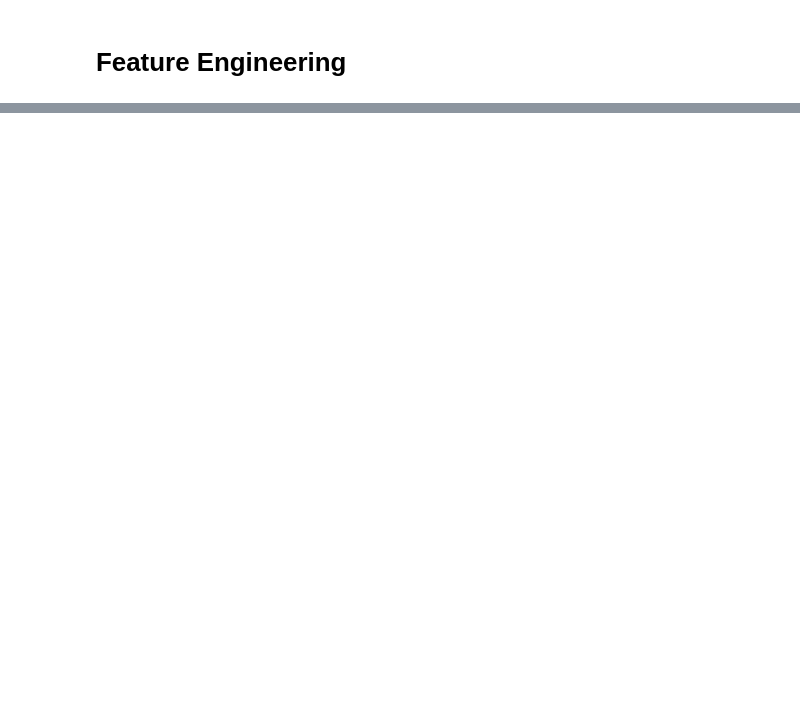
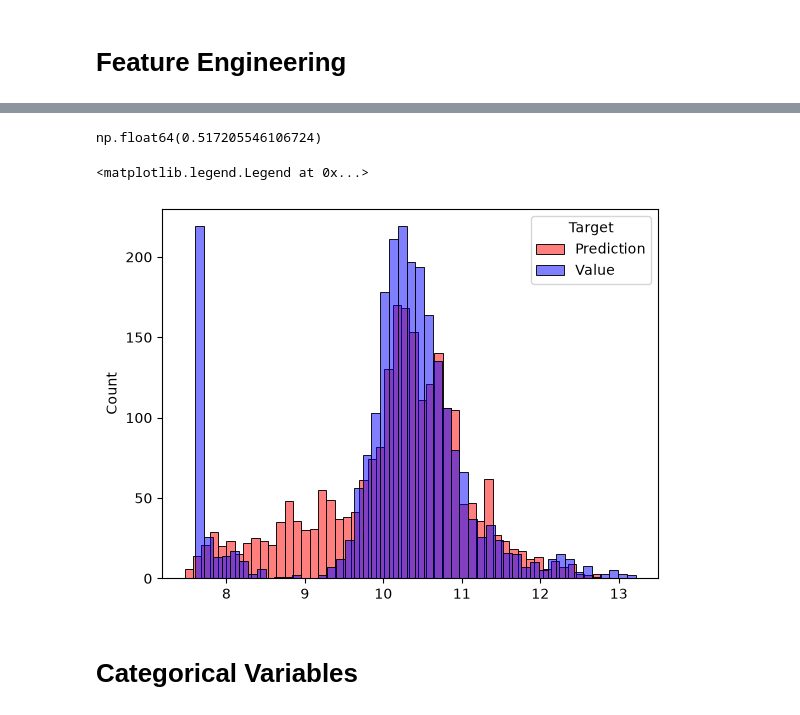
Before and after one commit to Manjeetvyas/ML-Zoomcamp-2026, a Jupyter notebook: Module 2 - Regression/car_price_prediction_project.ipynb, the cells around one changed output, grey strips where cells are left out. Saved outputs shown, nothing was run; the diff lists cells and outputs as text; code cells hidden in the pictures; blank space fills up the shorter version.

```diff
--- a/Module 2 - Regression/car_price_prediction_project.ipynb
+++ b/Module 2 - Regression/car_price_prediction_project.ipynb
@@ -626,0 +635,16 @@ np.float64(0.7616530991312638)
+# %%
+#modified this fn which returns feature matrix of a dataframe with bias,
+#will now return the feature matrix with bias and the addidtional feature we added.
+
+def prepare_X(df):
+    df = df.copy()
+    df['age'] = 2017 - df.year
+    features = base + ['age']
+    df_num = df[features]
+    df_num = df_num.fillna(0)
+    X = df_num.values
+    ones = np.ones(len(df))
+    X = np.column_stack([ones,X])
+    return X
+# %%
+X_train = prepare_X(df_train)
@@ -626,0 +667,18 @@ np.float64(0.7616530991312638)
+# %%
+w0,w = train_linear_regression(X_train, y_train)
+w_full = np.insert(w, 0, w0)
+
+X_val = prepare_X(df_val)
+
+y_pred = X_val.dot(w_full)
+
+rmse(y_val, y_pred)
+# %% [output]
+np.float64(0.517205546106724)
+# %%
+sns.histplot(y_pred, color="red", alpha = 0.5 , bins = 50)
+sns.histplot(y_val, color="blue", alpha = 0.5 , bins = 50)
+plt.legend(title="Target", labels=["Prediction", "Value"])
+# %% [output]
+<matplotlib.legend.Legend at 0x...>
+[figure, added]
@@ -626,0 +688,2 @@ np.float64(0.7616530991312638)
+# %% [markdown]
+# Categorical Variables
```
Also changed, not shown: parts of 21 cells of this notebook, 1 other file.
